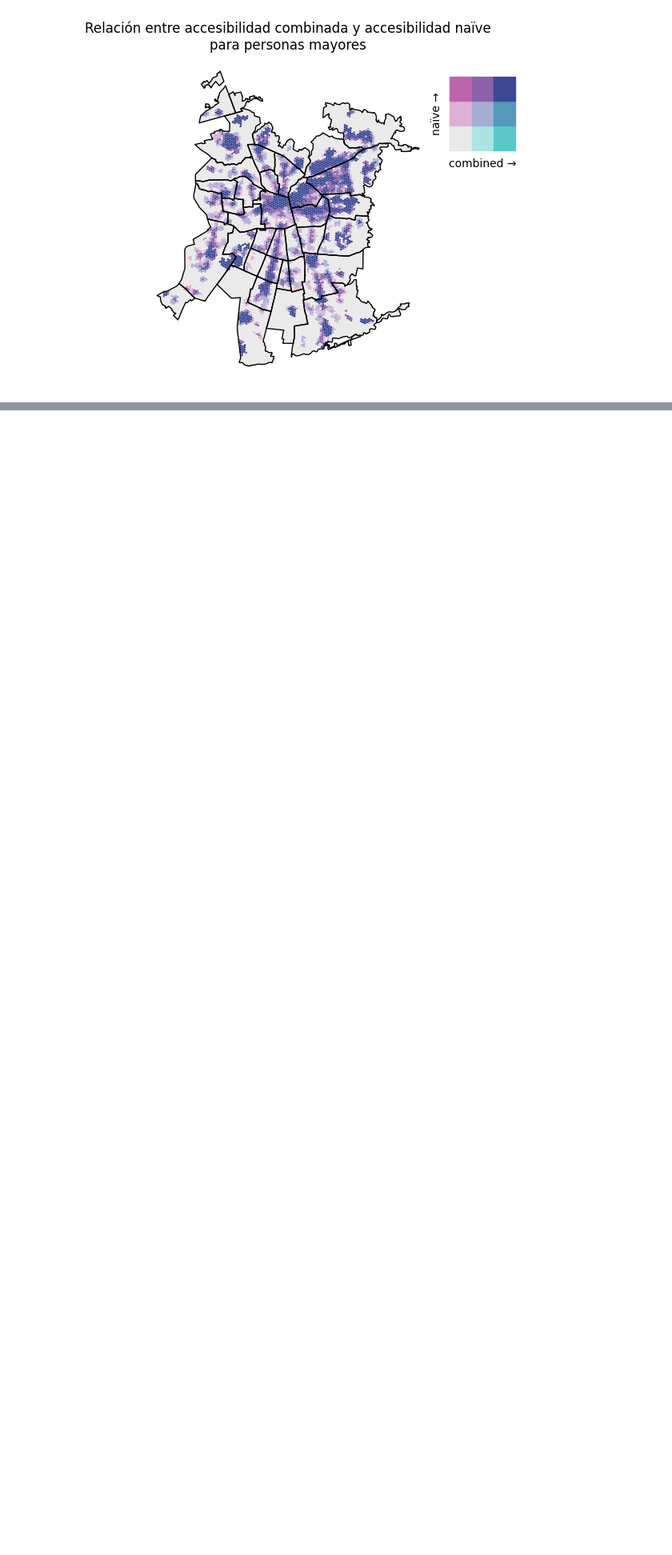
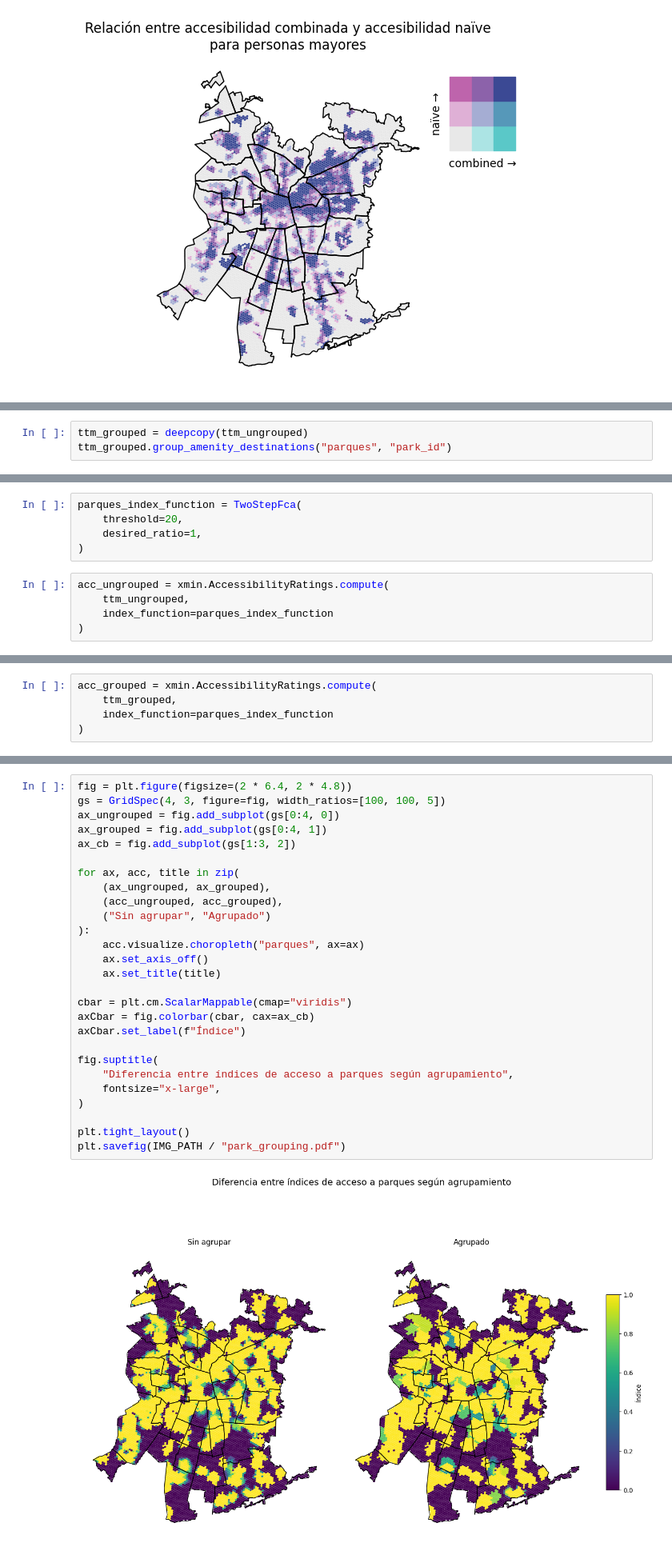
Before and after one commit to claugaete/x-minute-chile, a Jupyter notebook: notebooks/use-cases/merge_ttms.ipynb, the cells around one changed output, grey strips where cells are left out. Shown at 80% size. Saved outputs shown, nothing was run; the diff lists cells and outputs as text; blank space fills up the shorter version.

Commit message:
feat: agregar destination grouping a merge_ttms

```diff
--- a/notebooks/use-cases/merge_ttms.ipynb
+++ b/notebooks/use-cases/merge_ttms.ipynb
@@ -392,0 +438,3 @@ plt.savefig(IMG_PATH / "age_segment_bivariate.pdf")
+# %%
+ttm_grouped = deepcopy(ttm_ungrouped)
+ttm_grouped.group_amenity_destinations("parques", "park_id")
@@ -392,0 +443,10 @@ plt.savefig(IMG_PATH / "age_segment_bivariate.pdf")
+# %%
+parques_index_function = TwoStepFca(
+    threshold=20,
+    desired_ratio=1,
+)
+# %%
+acc_ungrouped = xmin.AccessibilityRatings.compute(
+    ttm_ungrouped,
+    index_function=parques_index_function
+)
@@ -392,0 +455,5 @@ plt.savefig(IMG_PATH / "age_segment_bivariate.pdf")
+# %%
+acc_grouped = xmin.AccessibilityRatings.compute(
+    ttm_grouped,
+    index_function=parques_index_function
+)
@@ -392,0 +470,29 @@ plt.savefig(IMG_PATH / "age_segment_bivariate.pdf")
+# %%
+fig = plt.figure(figsize=(2 * 6.4, 2 * 4.8))
+gs = GridSpec(4, 3, figure=fig, width_ratios=[100, 100, 5])
+ax_ungrouped = fig.add_subplot(gs[0:4, 0])
+ax_grouped = fig.add_subplot(gs[0:4, 1])
+ax_cb = fig.add_subplot(gs[1:3, 2])
+
+for ax, acc, title in zip(
+    (ax_ungrouped, ax_grouped),
+    (acc_ungrouped, acc_grouped),
+    ("Sin agrupar", "Agrupado")
+):
+    acc.visualize.choropleth("parques", ax=ax)
+    ax.set_axis_off()
+    ax.set_title(title)
+
+cbar = plt.cm.ScalarMappable(cmap="viridis")
+axCbar = fig.colorbar(cbar, cax=ax_cb)
+axCbar.set_label(f"Índice")
+
+fig.suptitle(
+    "Diferencia entre índices de acceso a parques según agrupamiento",
+    fontsize="x-large",
+)
+
+plt.tight_layout()
+plt.savefig(IMG_PATH / "park_grouping.pdf")
+# %% [output]
+[figure, added]
```
Also changed, not shown: parts of 20 cells of this notebook, 2 other files.
